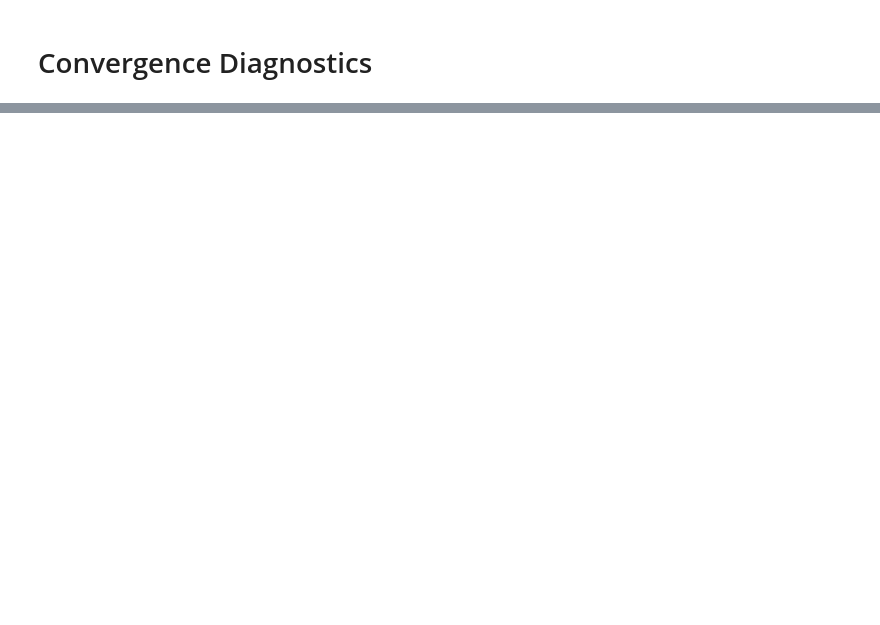
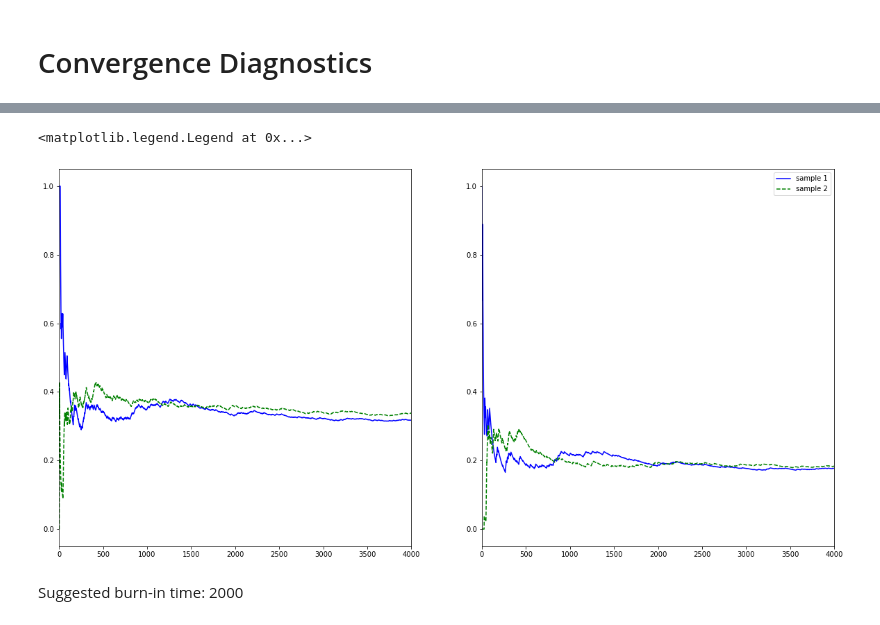
Before and after one commit to ola-cupriak/SAD2_project2, a Jupyter notebook: code.ipynb, the cells around one changed output, grey strips where cells are left out. Saved outputs shown, nothing was run; the diff lists cells and outputs as text; code cells hidden in the pictures; blank space fills up the shorter version.

```diff
--- a/code.ipynb
+++ b/code.ipynb
@@ -211,0 +253,16 @@ samples_50000_2.plot(x='step', y='R_freq', figsize=(10, 5), title='Frequency of
+# %%
+# two subplots
+fig, (ax1, ax2) = plt.subplots(1, 2, figsize=(20, 10))
+ax1.plot(samples_50000_1['step'], samples_50000_1['R_freq'], label='sample 1', color='blue')
+ax2.plot(samples_50000_1['step'], samples_50000_1['C_freq'], label='sample 1', color='blue')
+ax1.plot(samples_50000_2['step'], samples_50000_2['R_freq'], label='sample 2', color='green', linestyle='dashed')
+ax2.plot(samples_50000_2['step'], samples_50000_2['C_freq'], label='sample 2', color='green', linestyle='dashed')
+
+ax1.set_xlim(0,4000)
+ax2.set_xlim(0,4000)
+plt.legend()
+# %% [output]
+<matplotlib.legend.Legend at 0x...>
+[figure, added]
+# %% [markdown]
+Suggested burn-in time: 2000
```
Also changed, not shown: parts of 21 cells of this notebook.
